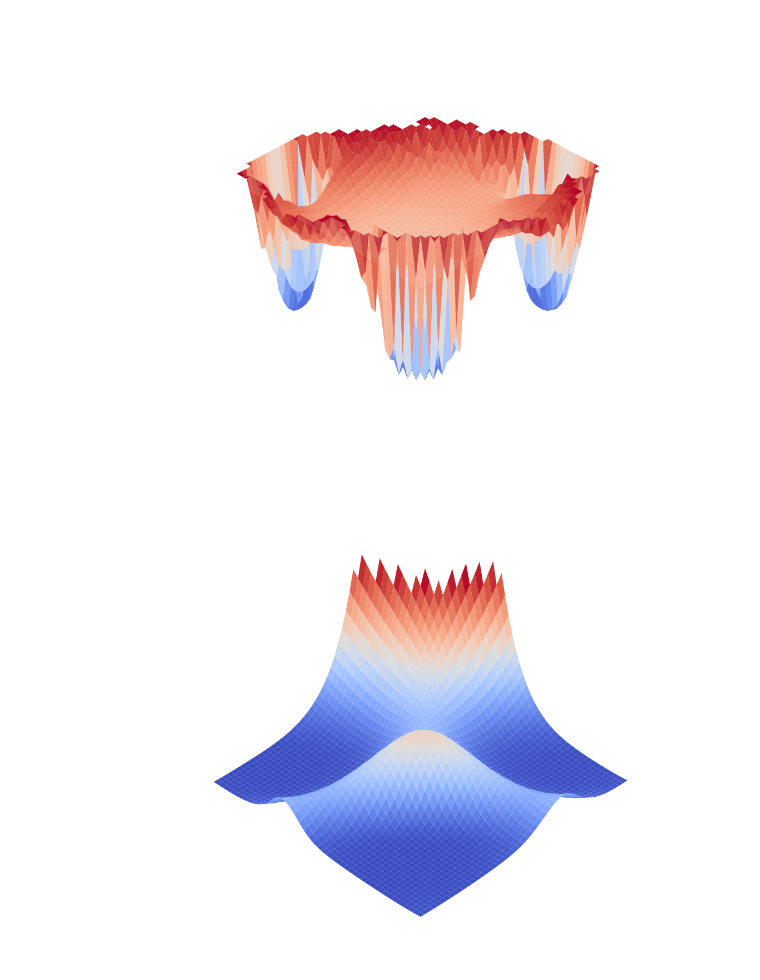
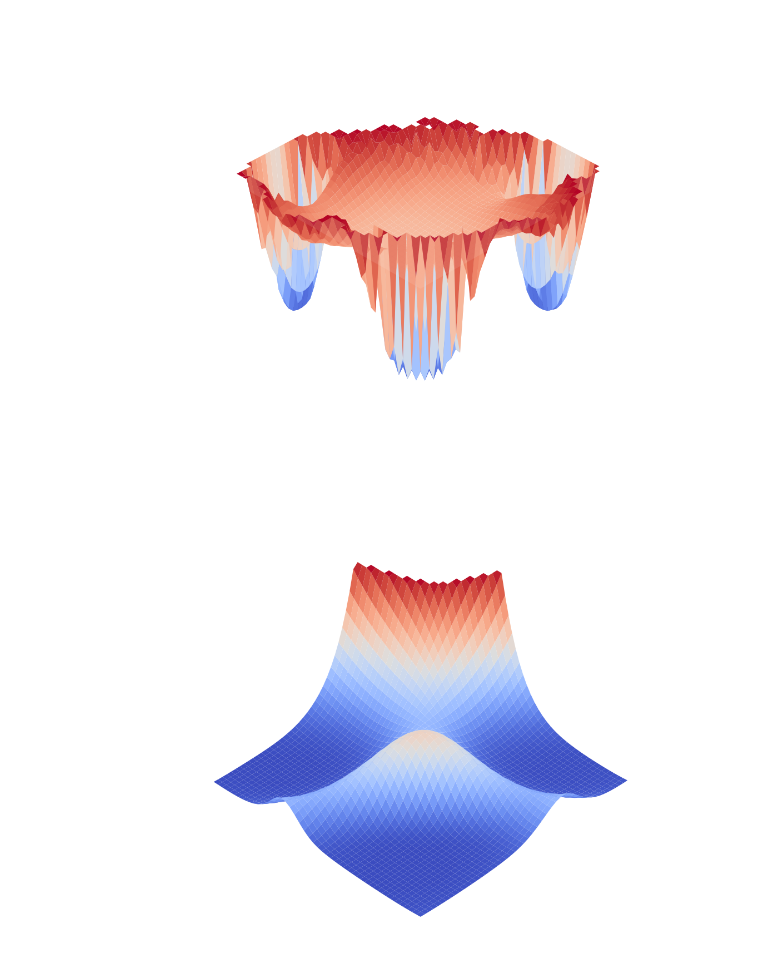
Before and after one commit to alexturn/robustDL, a Jupyter notebook: testing.ipynb, the cells around one changed output. Cells and saved outputs as stored; diff of their text form; code cells hidden in the pictures.

```diff
--- a/testing.ipynb
+++ b/testing.ipynb
@@ -76,30 +76,30 @@ ax.view_init(50, 225)
 # %%
 X = np.load('plots/X_mnist.npy')
 Y = np.load('plots/Y_mnist.npy')
 Z = np.load('plots/Z_mnist.npy')
-#Z[Z > 3.5] = 3.5
+Z[Z > 3.5] = 3.5
 
 # msk = Z > 3.4
 # Z = np.ma.array(Z, mask=msk)
 # X = np.ma.array(X, mask=msk)
 # Y = np.ma.array(Y, mask=msk)
 
 
 cmap = matplotlib.cm.coolwarm
 cmap.set_bad('white',1.)
 cmap.set_over('white',alpha=.1)
 
 fig = plt.figure()
 ax = plt.axes(projection='3d')
 # ax.set_xlim(-0.5,1,5)
 # ax.set_ylim(-0.5,1,5)
 ax.set_zlim(0,3.5)
 plt.axis('off')
 ax.plot_surface(X, Y, Z, vmax=3.4999, rstride=1, cstride=1,
                 cmap=cmap, edgecolor='none', antialiased=True)
 ax.view_init(60, 225)
 # %% [output]
-[figure, old version]
+[figure, new version]
 # %%
 X = np.load('plots/X_mnist_random.npy')
 Y = np.load('plots/Y_mnist_random.npy')
```
Also changed, not shown: parts of 1 cell of this notebook, 4 other files.
